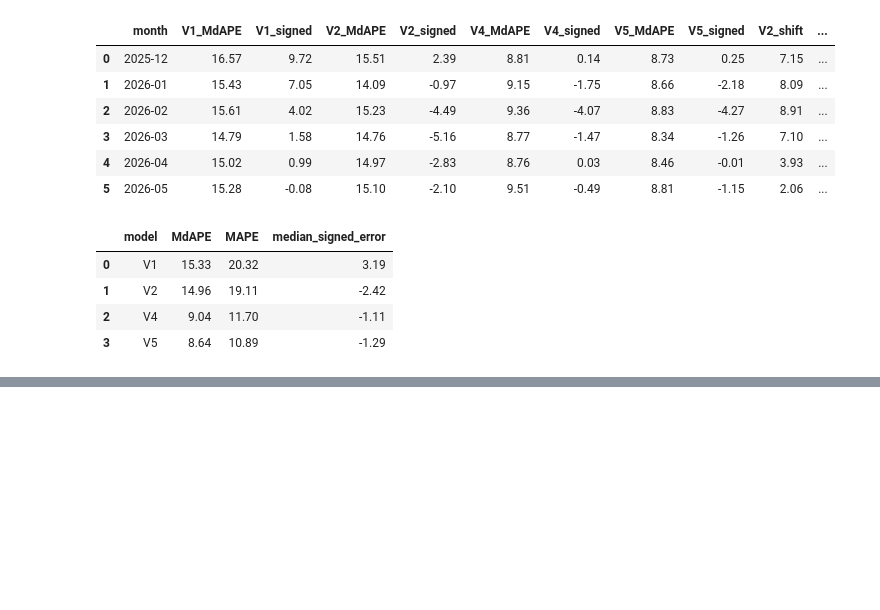
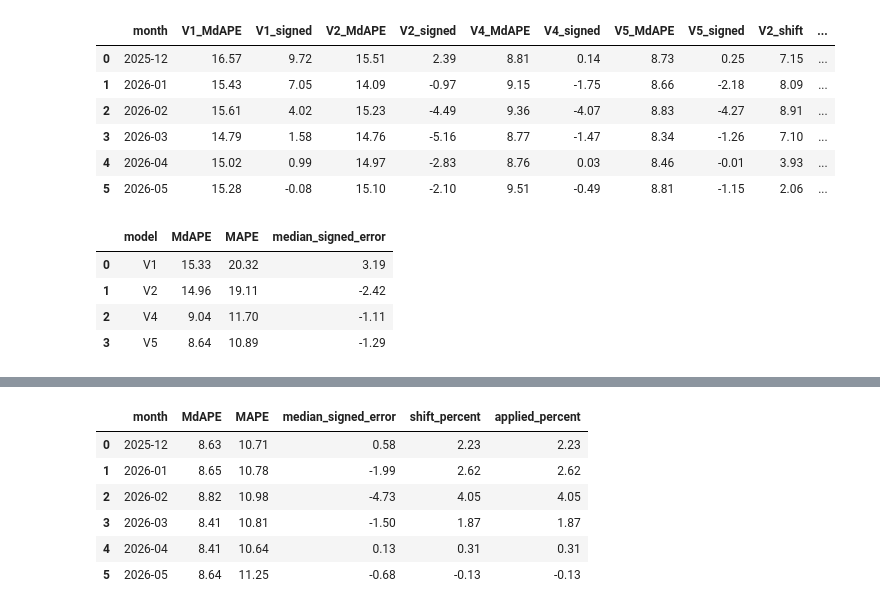
Before and after one commit to phuonganhdangamy/SSU-Data-Dash, a Jupyter notebook: notebooks/off_market_models.ipynb, the cells around one changed output, grey strips where cells are left out. Saved outputs shown, nothing was run; the diff lists cells and outputs as text; code cells hidden in the pictures; blank space fills up the shorter version.

```diff
--- a/notebooks/off_market_models.ipynb
+++ b/notebooks/off_market_models.ipynb
@@ -908,0 +1139,74 @@ display(walk_summary)
+# %%
+v6_walk_parts = []
+v6_walk_sold = []
+v6_walk_rows = []
+v6_may_fresh = None
+for month in pd.period_range("2025-12", "2026-05", freq="M"):
+    past = listings[listings["date_sold"] < month.start_time].copy()
+    homes = listings[listings["date_sold"].dt.to_period("M") == month].copy()
+    sold = homes["sold_price"].to_numpy()
+    early_cut = (month - 3).start_time
+    month_early = past[past["date_sold"] < early_cut].copy()
+    month_check = past[past["date_sold"] >= early_cut].copy()
+    print(f"{month}: fitting V6", flush=True)
+    early_pack = v6_prepare(month_early, v6_window)
+    shift_model = v6_fit(month_early, *early_pack, v6_phrases, v6_strength)
+    check_hat = v6_predict(shift_model, month_check, *early_pack, v6_phrases, v6_strength)
+    month_shift = float(np.median(np.log(check_hat) - np.log(month_check["sold_price"].to_numpy())))
+    full_pack = v6_prepare(past, v6_window)
+    full_model = v6_fit(past, *full_pack, v6_phrases, v6_strength)
+    hat = v6_predict(full_model, homes, *full_pack, v6_phrases, v6_strength) * np.exp(-v6_weight * month_shift)
+    if str(month) == "2026-05":
+        v6_may_fresh = percentage_scores(hat, sold)
+    v6_walk_parts.append(hat)
+    v6_walk_sold.append(sold)
+    month_scores = percentage_scores(hat, sold)
+    v6_walk_rows.append({
+        "month": str(month),
+        "MdAPE": month_scores["MdAPE"],
+        "MAPE": month_scores["MAPE"],
+        "median_signed_error": month_scores["median_signed_error"],
+        "shift_percent": round(100 * (np.exp(month_shift) - 1), 2),
+        "applied_percent": round(100 * (np.exp(v6_weight * month_shift) - 1), 2),
+    })
+    print(
+        f"{month}: MdAPE {month_scores['MdAPE']:.2f}, "
+        f"signed {month_scores['median_signed_error']:+.2f}",
+        flush=True,
+    )
+
+v6_walk_summary = pd.DataFrame([
+    {"model": v6_name, **percentage_scores(np.concatenate(v6_walk_parts), np.concatenate(v6_walk_sold))},
+    {"model": "V5 condition phrases with level shift, 12 months", "MdAPE": 8.64, "MAPE": 10.89, "median_signed_error": -1.29},
+])
+display(pd.DataFrame(v6_walk_rows))
+display(v6_walk_summary)
+
+print("May 2026 with sales cut off at the end of January", flush=True)
+stale_early = listings[listings["date_sold"] < "2025-11-01"].copy()
+stale_check = listings[
+    (listings["date_sold"] >= "2025-11-01") & (listings["date_sold"] < "2026-02-01")
+].copy()
+stale_past = listings[listings["date_sold"] < "2026-02-01"].copy()
+may_homes = listings[listings["date_sold"].dt.to_period("M") == "2026-05"].copy()
+stale_early_pack = v6_prepare(stale_early, v6_window)
+stale_shift_model = v6_fit(stale_early, *stale_early_pack, v6_phrases, v6_strength)
+stale_check_hat = v6_predict(
+    stale_shift_model, stale_check, *stale_early_pack, v6_phrases, v6_strength
+)
+stale_shift = float(np.median(np.log(stale_check_hat) - np.log(stale_check["sold_price"].to_numpy())))
+stale_pack = v6_prepare(stale_past, v6_window)
+stale_model = v6_fit(stale_past, *stale_pack, v6_phrases, v6_strength)
+stale_hat = v6_predict(
+    stale_model, may_homes, *stale_pack, v6_phrases, v6_strength
+) * np.exp(-v6_weight * stale_shift)
+stale_scores = percentage_scores(stale_hat, may_homes["sold_price"])
+print(
+    f"May, sales through January: MdAPE {stale_scores['MdAPE']:.2f}, "
+    f"MAPE {stale_scores['MAPE']:.2f}, signed {stale_scores['median_signed_error']:+.2f}"
+)
+print(
+    f"May, sales through April: MdAPE {v6_may_fresh['MdAPE']:.2f}, "
+    f"MAPE {v6_may_fresh['MAPE']:.2f}, signed {v6_may_fresh['median_signed_error']:+.2f}"
+)
+# %% [output]
@@ -908,0 +1225,7 @@ display(walk_summary)
+|  | month | MdAPE | MAPE | median_signed_error | shift_percent | applied_percent |
+| 0 | 2025-12 | 8.63 | 10.71 | 0.58 | 2.23 | 2.23 |
+| 1 | 2026-01 | 8.65 | 10.78 | -1.99 | 2.62 | 2.62 |
+| 2 | 2026-02 | 8.82 | 10.98 | -4.73 | 4.05 | 4.05 |
+| 3 | 2026-03 | 8.41 | 10.81 | -1.50 | 1.87 | 1.87 |
+| 4 | 2026-04 | 8.41 | 10.64 | 0.13 | 0.31 | 0.31 |
+| 5 | 2026-05 | 8.64 | 11.25 | -0.68 | -0.13 | -0.13 |
```
Also changed, not shown: parts of 5 cells of this notebook.
